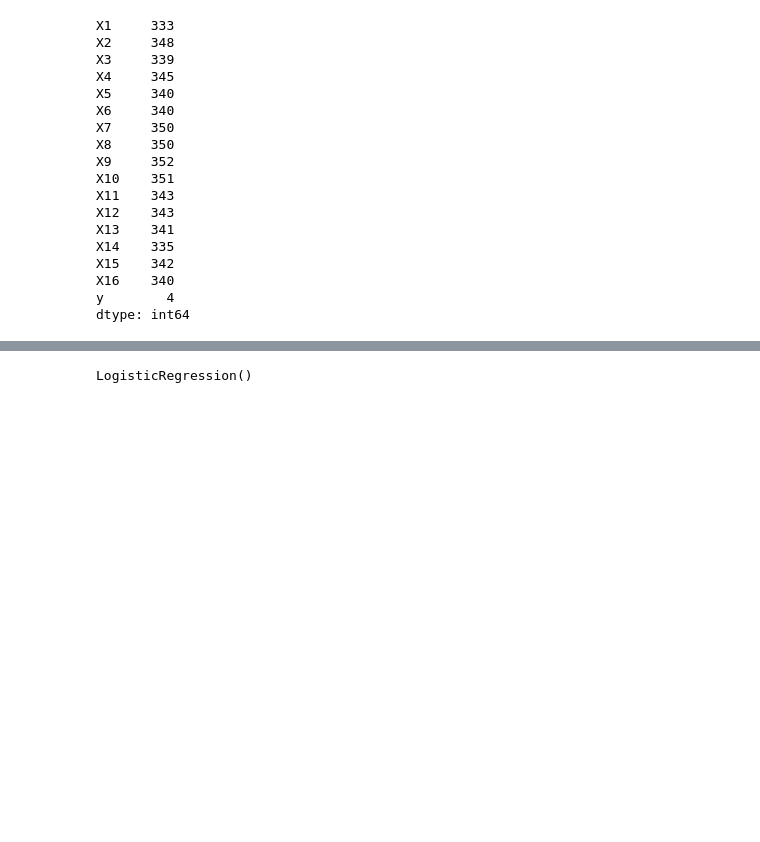
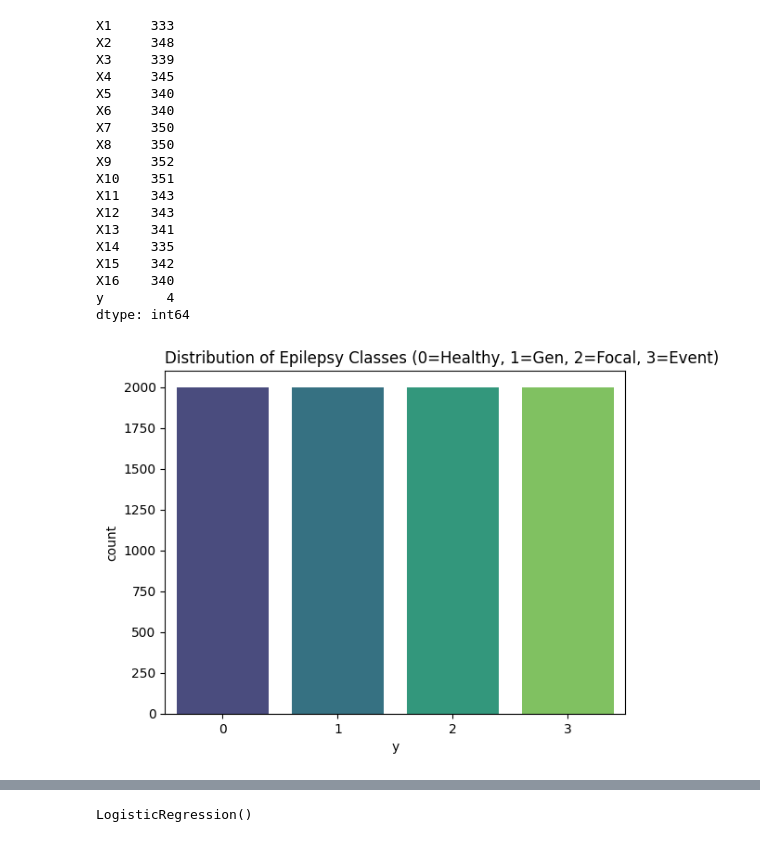
Before and after one commit to vishalprasad1912/Epileptic-Seizure-Identification-Project, a Jupyter notebook: EEG Detection.ipynb, the cells around one changed output, grey strips where cells are left out. Cells and saved outputs as stored; diff of their text form; code cells hidden in the pictures; blank space fills up the shorter version.

Commit message:
Added the visualization of features and correlation between the features

```diff
--- a/EEG Detection.ipynb
+++ b/EEG Detection.ipynb
@@ -108,3 +125,9 @@ X15    342
 X16    340
 y        4
 dtype: int64
+# %%
+plt.title(label="Distribution of Epilepsy Classes (0=Healthy, 1=Gen, 2=Focal, 3=Event)", loc='left')
+sns.countplot(data = dataset, x='y', palette='viridis')
+plt.show()
+# %% [output]
+[figure, added]
```
Also changed, not shown: parts of 22 cells of this notebook.
